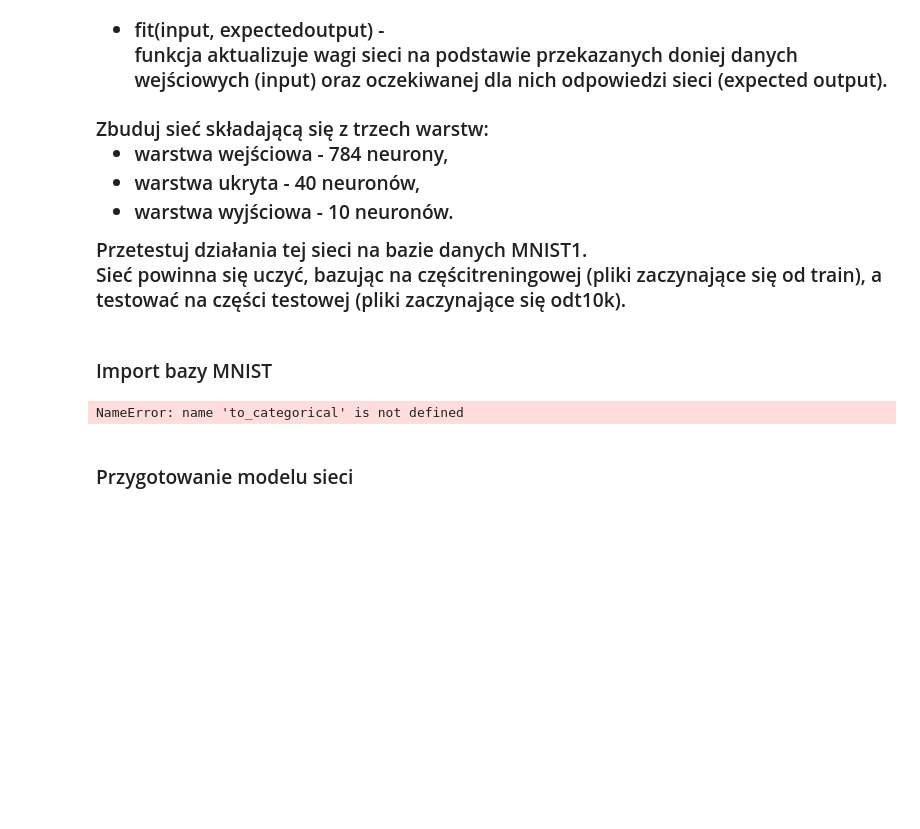
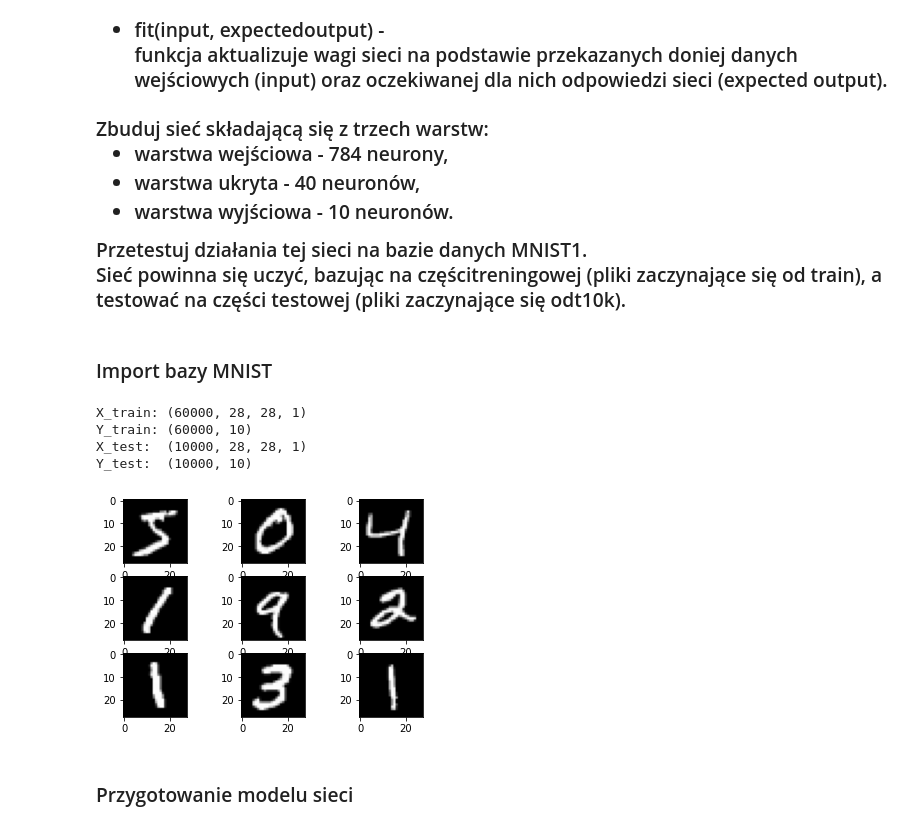
Before and after one commit to lukasztracz195/NeuralNetworkLab, a Jupyter notebook: Laoratorium 3 i 4 ISI SiecieNeuronowe Łuaksz Tracz 234011.ipynb, the cells around one changed output. Saved outputs shown, nothing was run; the diff lists cells and outputs as text; code cells hidden in the pictures; blank space fills up the shorter version.

```diff
--- a/Laoratorium 3 i 4 ISI SiecieNeuronowe Łuaksz Tracz 234011.ipynb
+++ b/Laoratorium 3 i 4 ISI SiecieNeuronowe Łuaksz Tracz 234011.ipynb
@@ -360,43 +349,51 @@ import keras
 import keras.utils
 from keras import utils as np_utils
 from tensorflow.keras import utils as np_utils
+import numpy as np
+from tensorflow import keras
+from tensorflow.keras import layers
+
 
 def load_dataset():
 	# load dataset
 	(trainX, trainY), (testX, testY) = mnist.load_data()
 	# reshape dataset to have a single channel
 	trainX = trainX.reshape((trainX.shape[0], 28, 28, 1))
 	testX = testX.reshape((testX.shape[0], 28, 28, 1))
 	# one hot encode target values
-	trainY = to_categorical(trainY)
-	testY = to_categorical(testY)
+	trainY = keras.utils.to_categorical(trainY)
+	testY = keras.utils.to_categorical(testY)
 	return trainX, trainY, testX, testY
 
 
 train_X, train_Y, test_X, test_Y = load_dataset()
 
 #shape of dataset
 print('X_train: ' + str(train_X.shape))
 print('Y_train: ' + str(train_Y.shape))
 print('X_test:  '  + str(test_X.shape))
 print('Y_test:  '  + str(test_Y.shape))
 
 # plot first few images
 for i in range(9):
 	# define subplot
 	pyplot.subplot(330 + 1 + i)
 	# plot raw pixel data
 	pyplot.imshow(train_X[i], cmap=pyplot.get_cmap('gray'))
 # show the figure
 pyplot.show()
 
-train_norm = train.astype('float32')
-test_norm = test.astype('float32')
+train_norm = train_X.astype('float32')
+test_norm = test_X.astype('float32')
 # normalize to range 0-1
-train_norm = train_norm / 255.0
-test_norm = test_norm / 255.0
+train_norm_X = train_norm / 255.0
+test_norm_X = test_norm / 255.0
 # %% [output]
-NameError: name 'to_categorical' is not defined
+X_train: (60000, 28, 28, 1)
+Y_train: (60000, 10)
+X_test:  (10000, 28, 28, 1)
+Y_test:  (10000, 10)
+[figure, added]
 # %% [markdown]
 <h3>Przygotowanie modelu sieci</h3>
 # %%
```
Also changed, not shown: parts of 19 cells of this notebook, 2 other files.
